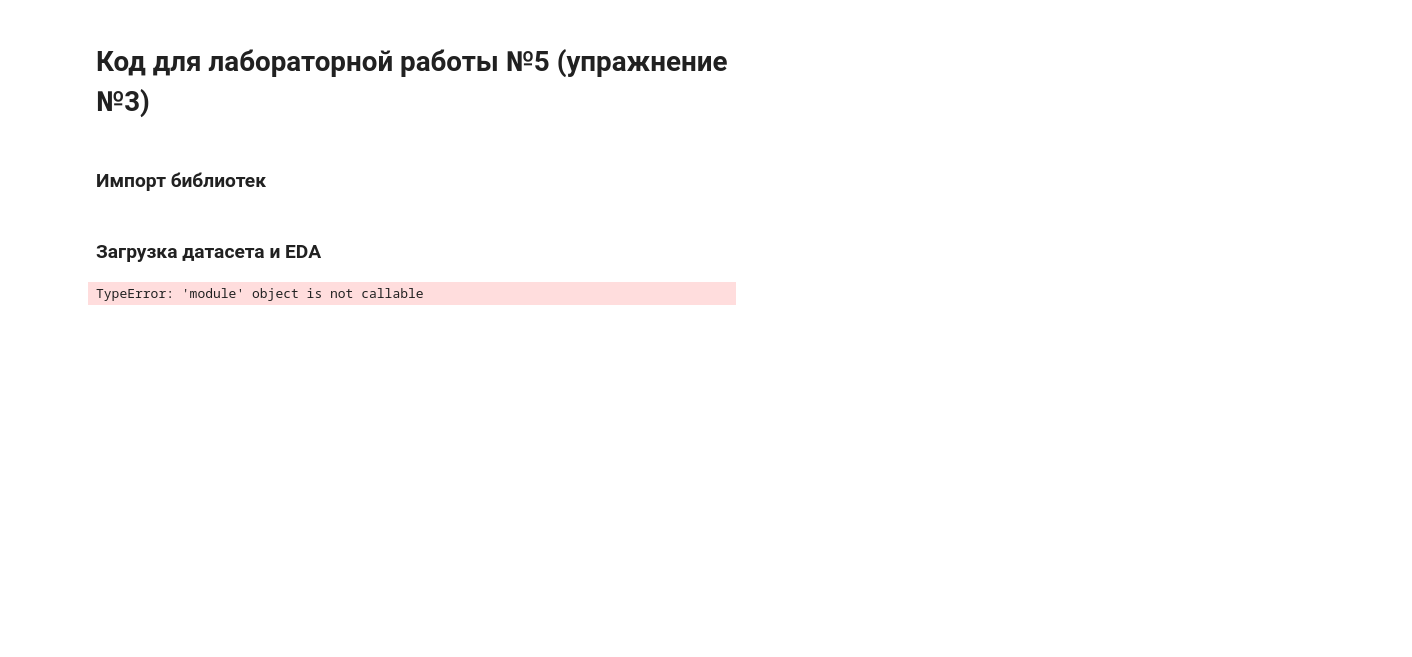
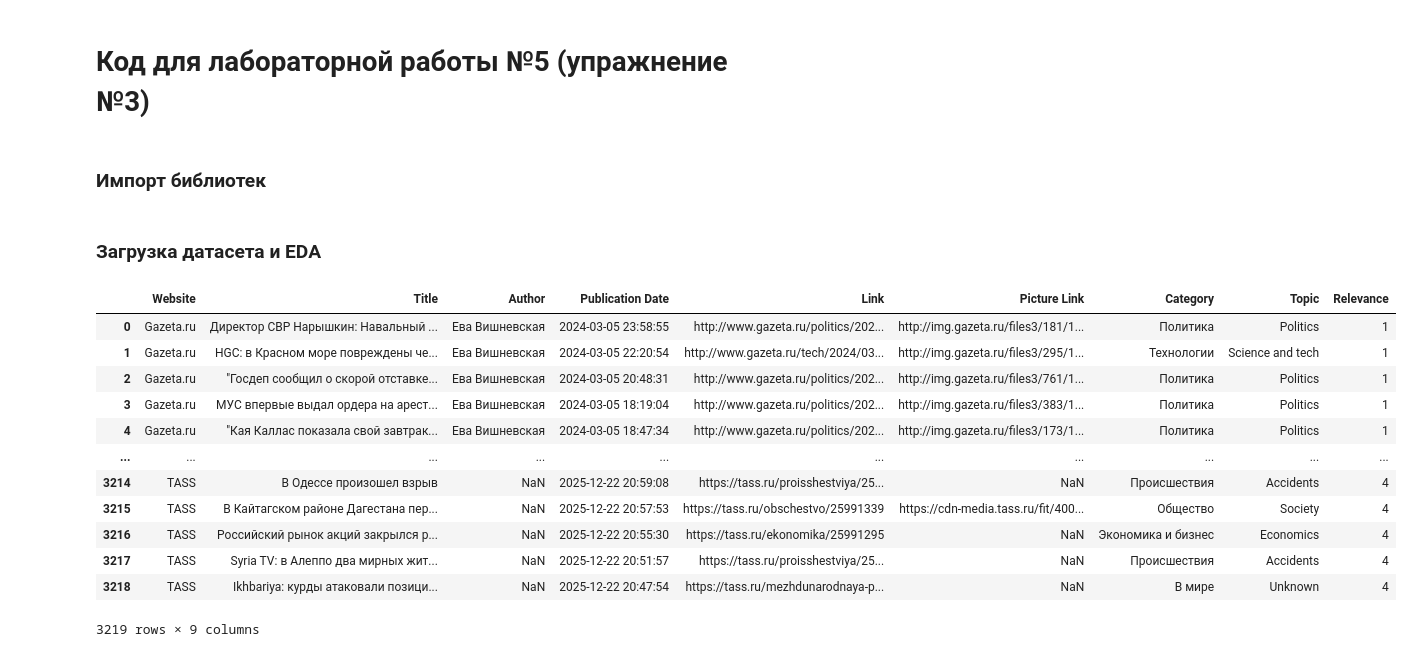
Before and after one commit to PaKicek/News-Classifier, a Jupyter notebook: model.ipynb, the cells around one changed output. Cells and saved outputs as stored; diff of their text form; code cells hidden in the pictures; blank space fills up the shorter version.

```diff
--- a/model.ipynb
+++ b/model.ipynb
@@ -49,6 +54,20 @@ from sklearn.mixture import GaussianMixture
 # %%
 data_dir = Path("data")
 file_name = "all_news_2025-12-23.csv"
 file_path = data_dir / file_name
+df = pd.read_csv(file_path, parse_dates=['Publication Date'])
+display(df)
 # %% [output]
+|  | Website | Title | Author | Publication Date | Link | Picture Link | Category | Topic | Relevance |
+| 0 | Gazeta.ru | Директор СВР Нарышкин: Навальный ... | Ева Вишневская | 2024-03-05 23:58:55 | http://www.gazeta.ru/politics/202... | http://img.gazeta.ru/files3/181/1... | Политика | Politics | 1 |
+| 1 | Gazeta.ru | HGC: в Красном море повреждены че... | Ева Вишневская | 2024-03-05 22:20:54 | http://www.gazeta.ru/tech/2024/03... | http://img.gazeta.ru/files3/295/1... | Технологии | Science and tech | 1 |
+| 2 | Gazeta.ru | "Госдеп сообщил о скорой отставке... | Ева Вишневская | 2024-03-05 20:48:31 | http://www.gazeta.ru/politics/202... | http://img.gazeta.ru/files3/761/1... | Политика | Politics | 1 |
+| 3 | Gazeta.ru | МУС впервые выдал ордера на арест... | Ева Вишневская | 2024-03-05 18:19:04 | http://www.gazeta.ru/politics/202... | http://img.gazeta.ru/files3/383/1... | Политика | Politics | 1 |
+| 4 | Gazeta.ru | "Кая Каллас показала свой завтрак... | Ева Вишневская | 2024-03-05 18:47:34 | http://www.gazeta.ru/politics/202... | http://img.gazeta.ru/files3/173/1... | Политика | Politics | 1 |
+| ... | ... | ... | ... | ... | ... | ... | ... | ... | ... |
+| 3214 | TASS | В Одессе произошел взрыв | NaN | 2025-12-22 20:59:08 | https://tass.ru/proisshestviya/25... | NaN | Происшествия | Accidents | 4 |
+| 3215 | TASS | В Кайтагском районе Дагестана пер... | NaN | 2025-12-22 20:57:53 | https://tass.ru/obschestvo/25991339 | https://cdn-media.tass.ru/fit/400... | Общество | Society | 4 |
+| 3216 | TASS | Российский рынок акций закрылся р... | NaN | 2025-12-22 20:55:30 | https://tass.ru/ekonomika/25991295 | NaN | Экономика и бизнес | Economics | 4 |
+| 3217 | TASS | Syria TV: в Алеппо два мирных жит... | NaN | 2025-12-22 20:51:57 | https://tass.ru/proisshestviya/25... | NaN | Происшествия | Accidents | 4 |
+| 3218 | TASS | Ikhbariya: курды атаковали позици... | NaN | 2025-12-22 20:47:54 | https://tass.ru/mezhdunarodnaya-p... | NaN | В мире | Unknown | 4 |
-TypeError: 'module' object is not callable
+3219 rows × 9 columns
```
Also changed, not shown: parts of 4 cells of this notebook.
